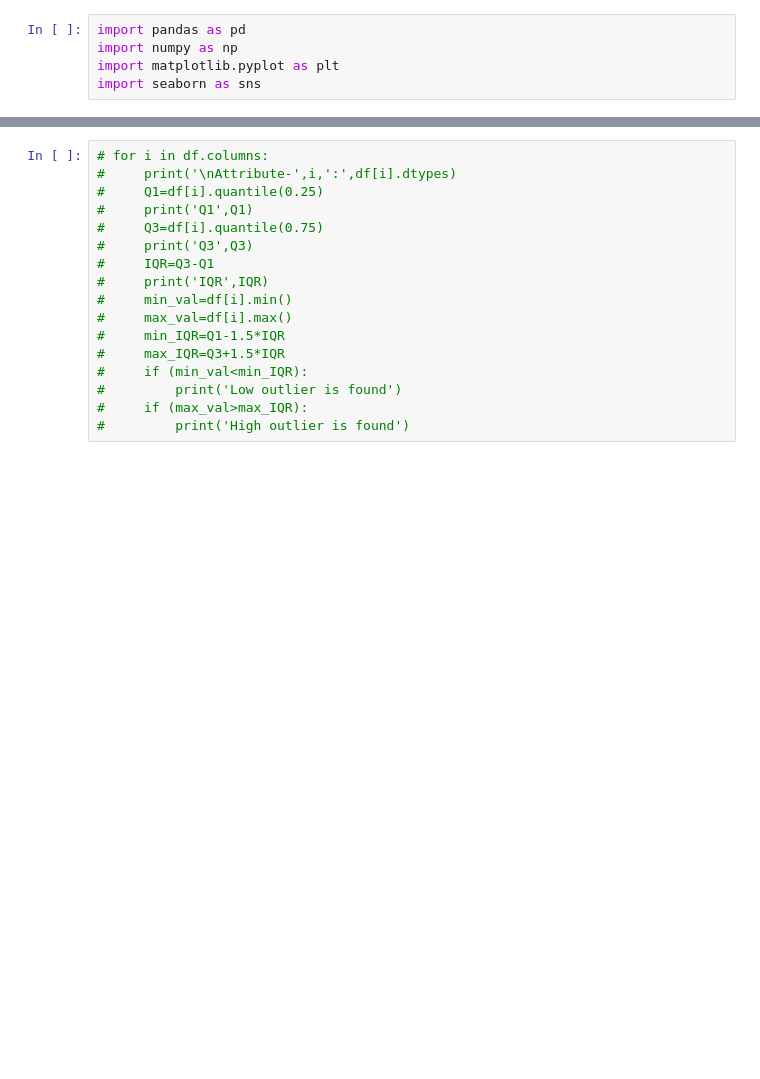
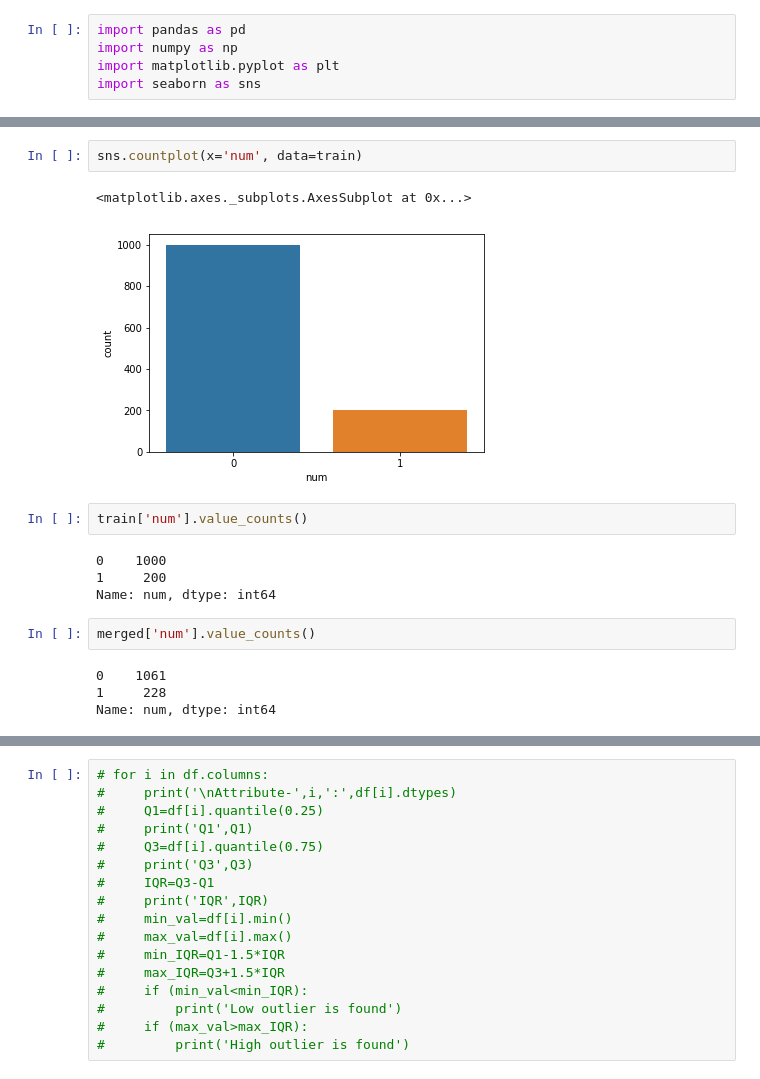
Before and after one commit to ericjonathan6/Praktikum2, a Jupyter notebook: Praktikum2.ipynb, the cells around one changed output, grey strips where cells are left out. Drawn from its saved outputs; the diff is of its cells as text; blank space fills up the shorter version.

```diff
--- a/Praktikum2.ipynb
+++ b/Praktikum2.ipynb
@@ -54,0 +147,17 @@ dtype: int64
+# %%
+sns.countplot(x='num', data=train)
+# %% [output]
+<matplotlib.axes._subplots.AxesSubplot at 0x...>
+[figure, added]
+# %%
+train['num'].value_counts()
+# %% [output]
+0    1000
+1     200
+Name: num, dtype: int64
+# %%
+merged['num'].value_counts()
+# %% [output]
+0    1061
+1     228
+Name: num, dtype: int64
```
Also changed, not shown: parts of 44 cells of this notebook, 1 other file.
